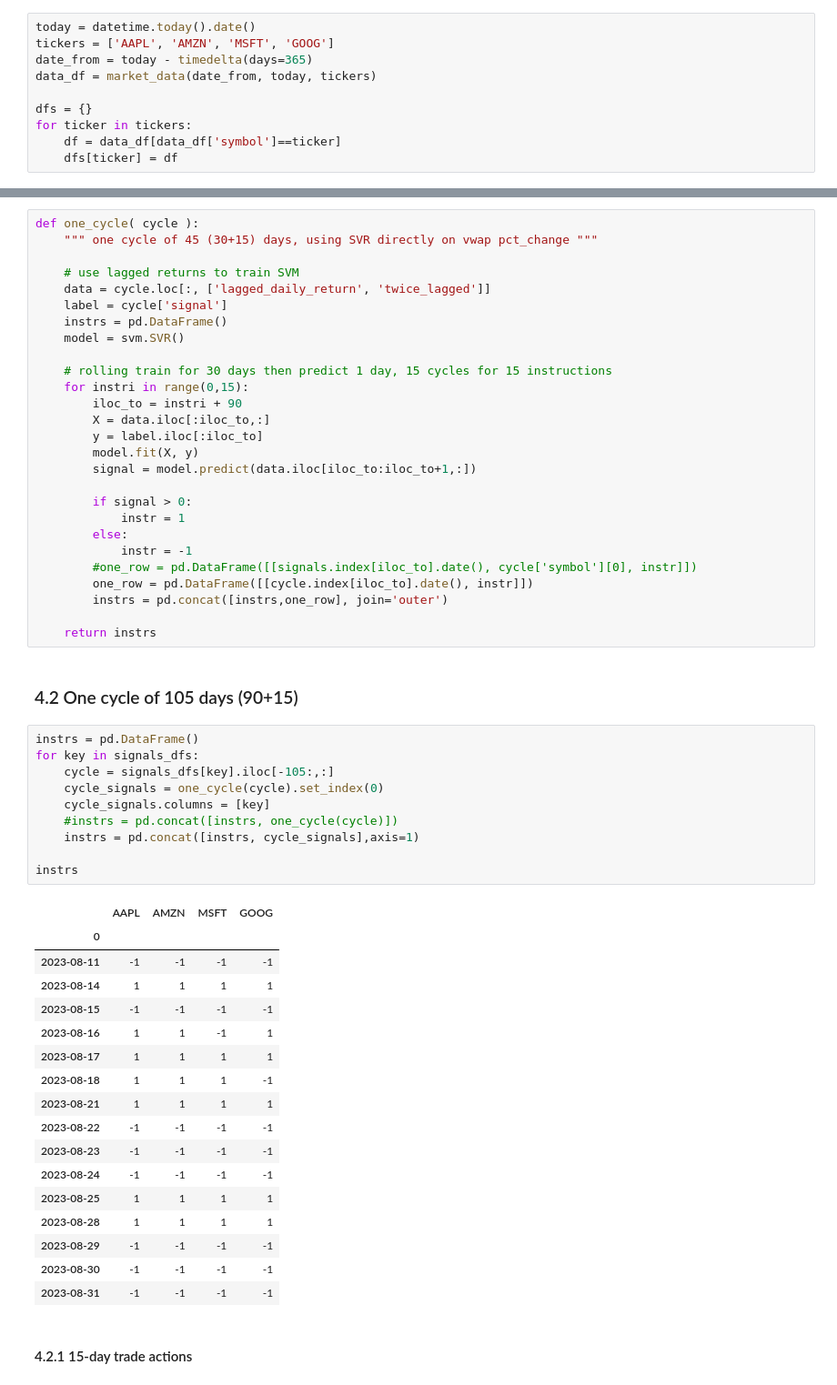
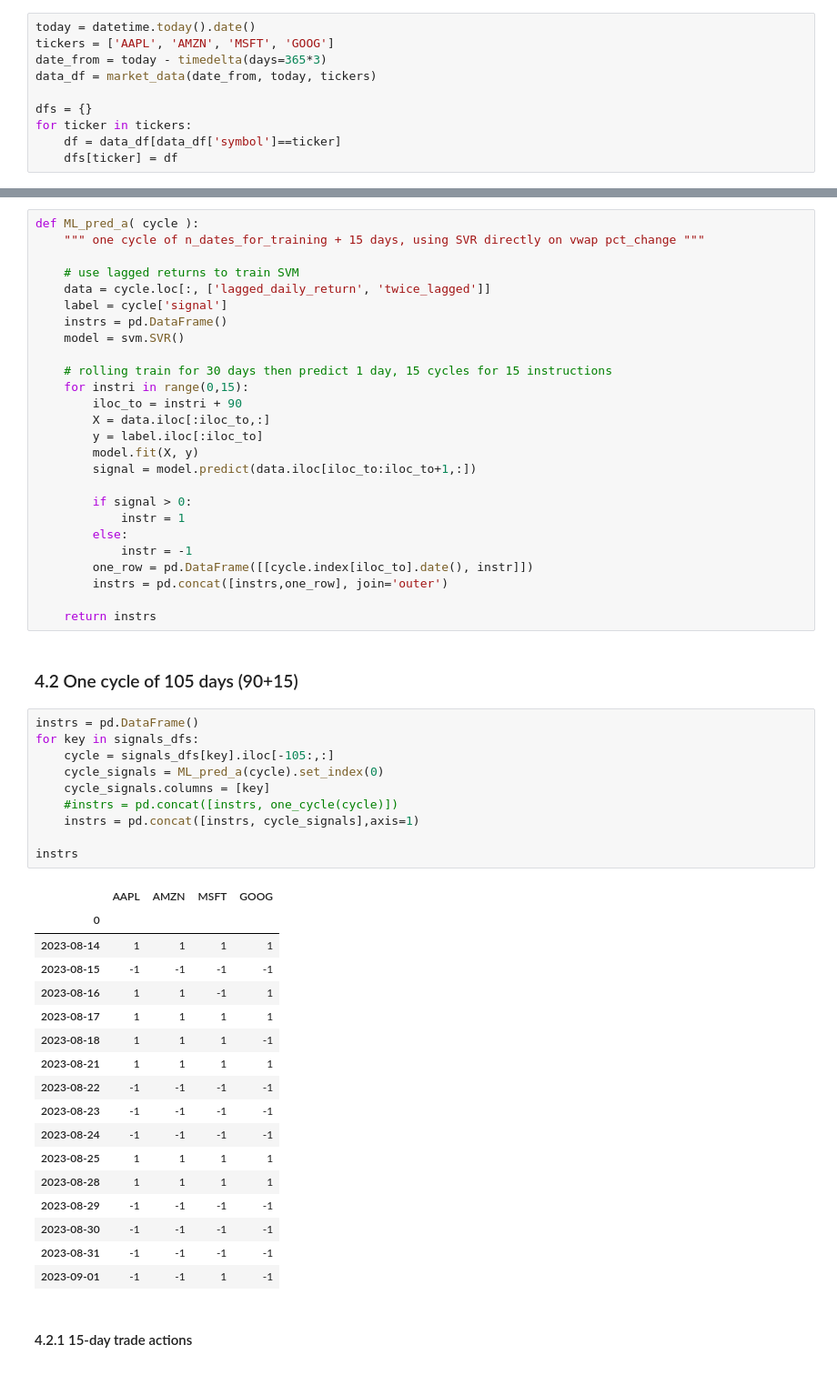
Before and after one commit to KPI68/Algo-TradeLab, a Jupyter notebook: algo-trade.ipynb, the cells around one changed output, grey strips where cells are left out. Shown at 91% size. Saved outputs shown, nothing was run; the diff lists cells and outputs as text.

```diff
--- a/algo-trade.ipynb
+++ b/algo-trade.ipynb
@@ -91,7 +169,7 @@ def derive_instr( instrs ):
 # %%
 today = datetime.today().date()
 tickers = ['AAPL', 'AMZN', 'MSFT', 'GOOG']
-date_from = today - timedelta(days=365)
+date_from = today - timedelta(days=365*3)
 data_df = market_data(date_from, today, tickers)
 
 dfs = {}
@@ -144,8 +222,8 @@ for key in signals_dfs:
 # %% [markdown]
 ### 4.1 the SVR ML
 # %%
-def one_cycle( cycle ):
-    """ one cycle of 45 (30+15) days, using SVR directly on vwap pct_change """
+def ML_pred_a( cycle ):
+    """ one cycle of n_dates_for_training + 15 days, using SVR directly on vwap pct_change """
 
     # use lagged returns to train SVM
     data = cycle.loc[:, ['lagged_daily_return', 'twice_lagged']]
@@ -165,7 +243,6 @@ def one_cycle( cycle ):
             instr = 1
         else:
             instr = -1
-        #one_row = pd.DataFrame([[signals.index[iloc_to].date(), cycle['symbol'][0], instr]])
         one_row = pd.DataFrame([[cycle.index[iloc_to].date(), instr]])
         instrs = pd.concat([instrs,one_row], join='outer')
 
@@ -175,17 +252,16 @@ def one_cycle( cycle ):
 # %%
 instrs = pd.DataFrame()
 for key in signals_dfs:
     cycle = signals_dfs[key].iloc[-105:,:]
-    cycle_signals = one_cycle(cycle).set_index(0)
+    cycle_signals = ML_pred_a(cycle).set_index(0)
     cycle_signals.columns = [key]
     #instrs = pd.concat([instrs, one_cycle(cycle)])
     instrs = pd.concat([instrs, cycle_signals],axis=1)
 
 instrs
 # %% [output]
 |  | AAPL | AMZN | MSFT | GOOG |
 | 0 |  |  |  |  |
-| 2023-08-11 | -1 | -1 | -1 | -1 |
 | 2023-08-14 | 1 | 1 | 1 | 1 |
 | 2023-08-15 | -1 | -1 | -1 | -1 |
 | 2023-08-16 | 1 | 1 | -1 | 1 |
@@ -200,6 +276,7 @@ instrs
 | 2023-08-29 | -1 | -1 | -1 | -1 |
 | 2023-08-30 | -1 | -1 | -1 | -1 |
 | 2023-08-31 | -1 | -1 | -1 | -1 |
+| 2023-09-01 | -1 | -1 | 1 | -1 |
 # %% [markdown]
 #### 4.2.1 15-day trade actions
 # %%
```
Also changed, not shown: parts of 29 cells of this notebook, 4 other files.
